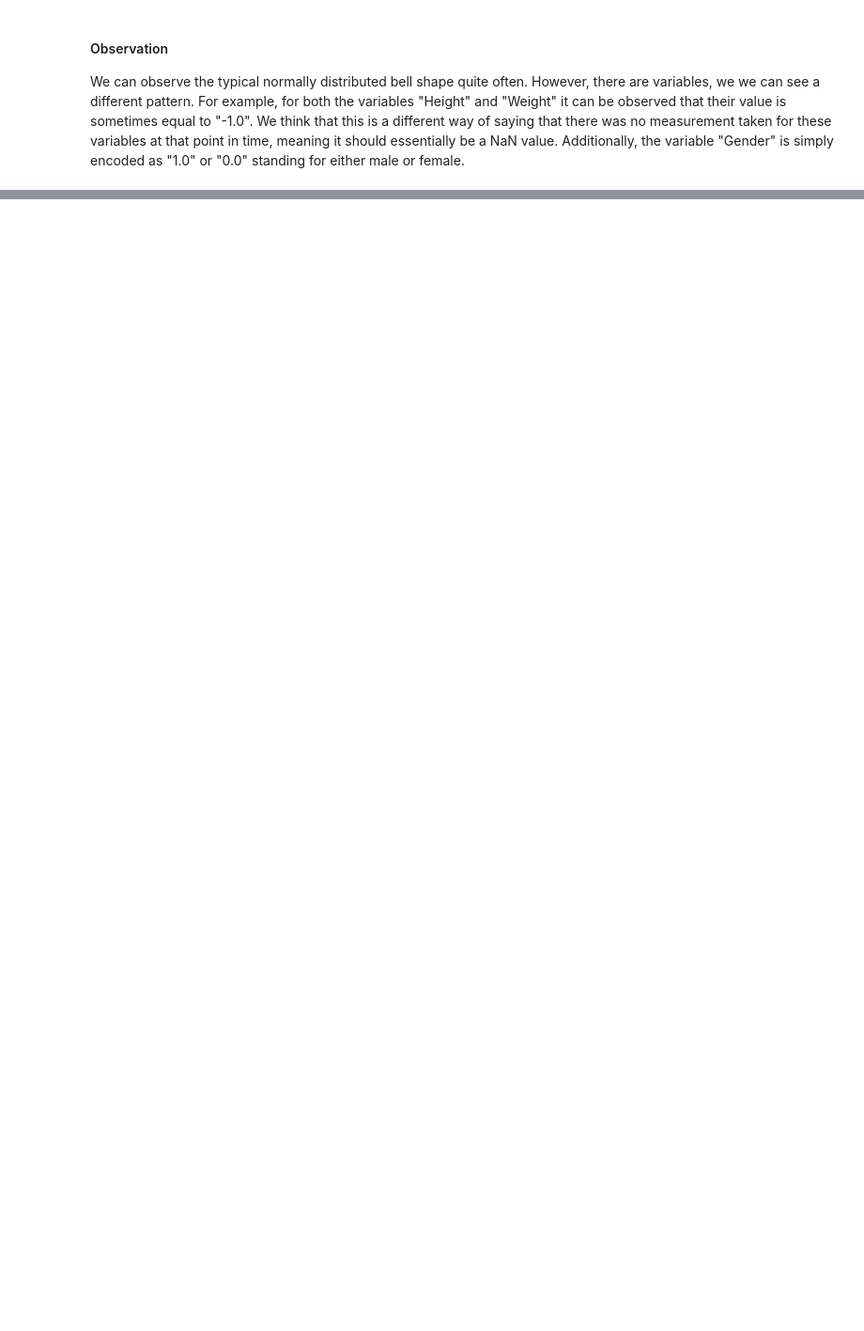
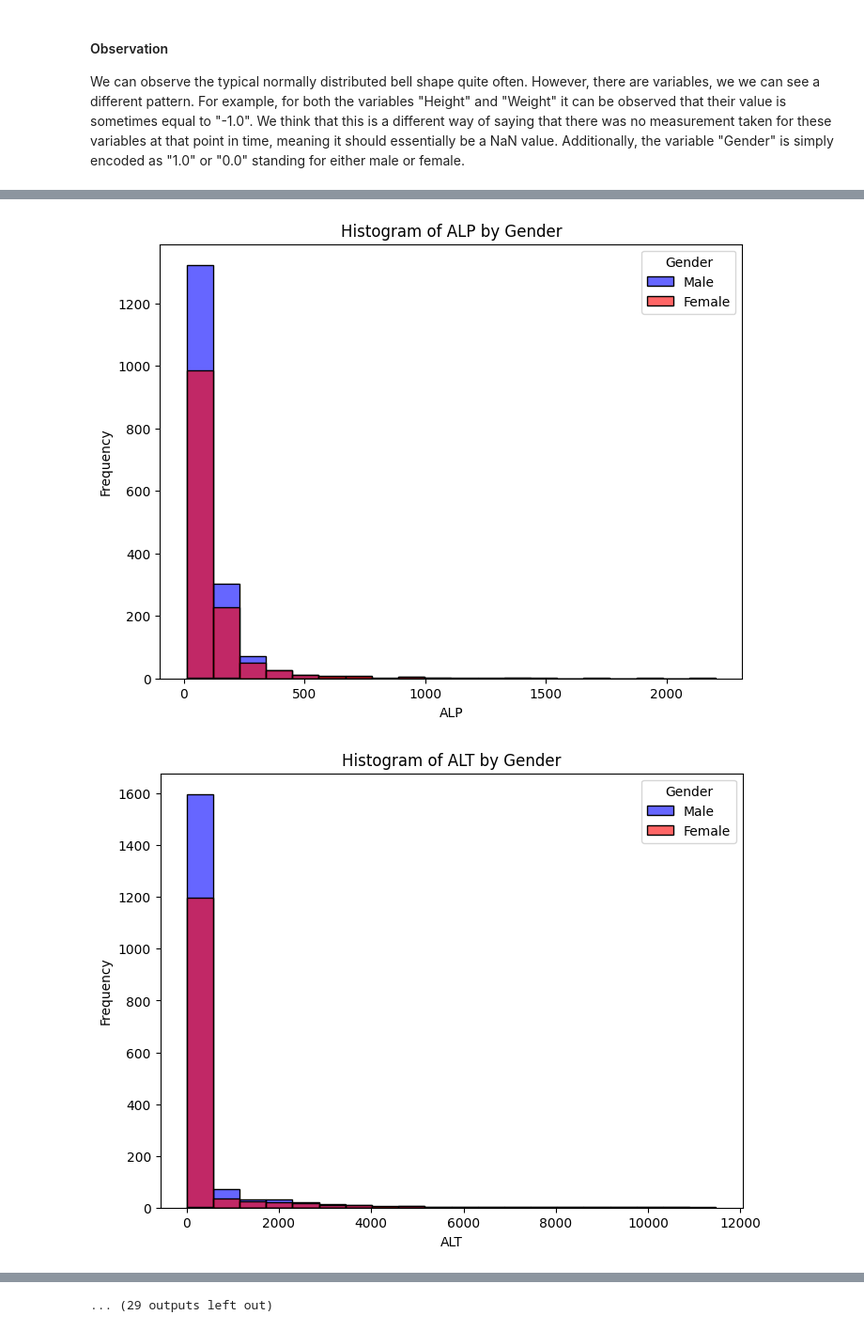
Before and after one commit to yannikc/ML4H_project1, a Jupyter notebook: task1.ipynb, the cells around one changed output, grey strips where cells are left out. Shown at 94% size. Saved outputs shown, nothing was run; the diff lists cells and outputs as text; code cells hidden in the pictures; blank space fills up the shorter version.

Commit message:
Q1.2 visualization

```diff
--- a/task1.ipynb
+++ b/task1.ipynb
@@ -29,6 +29,7 @@ for filename in os.listdir(csv_directory):
 unique_parameters = list(unique_parameters)
 unique_parameters.sort()
 unique_parameters.remove("ICUType")
+unique_parameters.remove("Parameter")
 
 print("Unique Parameters:", unique_parameters)
 print(len(unique_parameters))
@@ -98,6 +88,10 @@ df_labels.to_parquet('processed-data/processed-outcomes-c.parquet', index=False)
 # %% [markdown]
 #### Visualizing the data
 # %%
+# Histograms of all parameters
+
+df = pd.read_parquet('processed-data/processed-set-a.parquet')
+
 N_points = 196000
 n_bins = 100
 
@@ -121,28 +115,3 @@ plt.show()
 # %% [markdown]
 #### Observation
 We can observe the typical normally distributed bell shape quite often. However, there are variables, we we can see a different pattern. For example, for both the variables "Height" and "Weight" it can be observed that their value is sometimes equal to "-1.0". We think that this is a different way of saying that there was no measurement taken for these variables at that point in time, meaning it should essentially be a NaN value. Additionally, the variable "Gender" is simply encoded as "1.0" or "0.0" standing for either male or female.
-# %%
-# Define age bins
-bins = list(range(0, 100, 10))  # Bins of 10 years
-labels = [f"{b}-{b+9}" for b in bins[:-1]]
-
-for e in unique_parameters:
-    df["AgeGroup"] = pd.cut(df["Age"], bins=bins, labels=labels)
-    fig, ax = plt.subplots(figsize=(10, 6))
-    d_new = df[e].dropna()
-
-    bin_edges = np.histogram_bin_edges(d_new, bins=15)  # Get bin edges
-    width = (bin_edges[1] - bin_edges[0]) / len(df["AgeGroup"].unique())  # Adjust width
-    color_list = ['red', 'blue', 'green', 'purple', 'orange', 'cyan', 'brown', 'pink', 'gray', 'lime']
-
-    for i, age_group in enumerate(df["AgeGroup"].unique()):
-        subset = df[df["AgeGroup"] == age_group]
-        counts, _ = np.histogram(subset["HR"], bins=bin_edges)
-        ax.bar(bin_edges[:-1] + i * width, counts, width=width, alpha=0.8, label=str(age_group), edgecolor="black", color=color_list[i % len(color_list)])
-
-    ax.set_xlabel(e)
-    ax.set_ylabel("Count")
-    ax.set_title(e + " Distribution by Age Group")
-    ax.legend(title="Age Group", loc="upper right")
-
-plt.show()
@@ -162,0 +118,18 @@ plt.show()
+# %%
+# Histograms of parameters by Gender
+
+df = pd.read_parquet('processed-data/processed-set-a.parquet')
+
+for e in unique_parameters:
+    # Create a histogram
+    plt.figure(figsize=(8, 6))
+    sns.histplot(data=df, x=e, hue="Gender", bins=20, alpha=0.6, palette={1.0: "blue", 0.0: "red", -1.0: "green"})
+
+    plt.title("Histogram of " + e + " by Gender")
+    plt.xlabel(e)
+    plt.ylabel("Frequency")
+    plt.legend(title="Gender",labels=["Male","Female"])
+plt.show()
+# %% [output]
+[figure, added]
+[figure, added]
@@ -162,0 +146 @@ plt.show()
+... (29 outputs left out)
```
Also changed, not shown: parts of 11 cells of this notebook.
